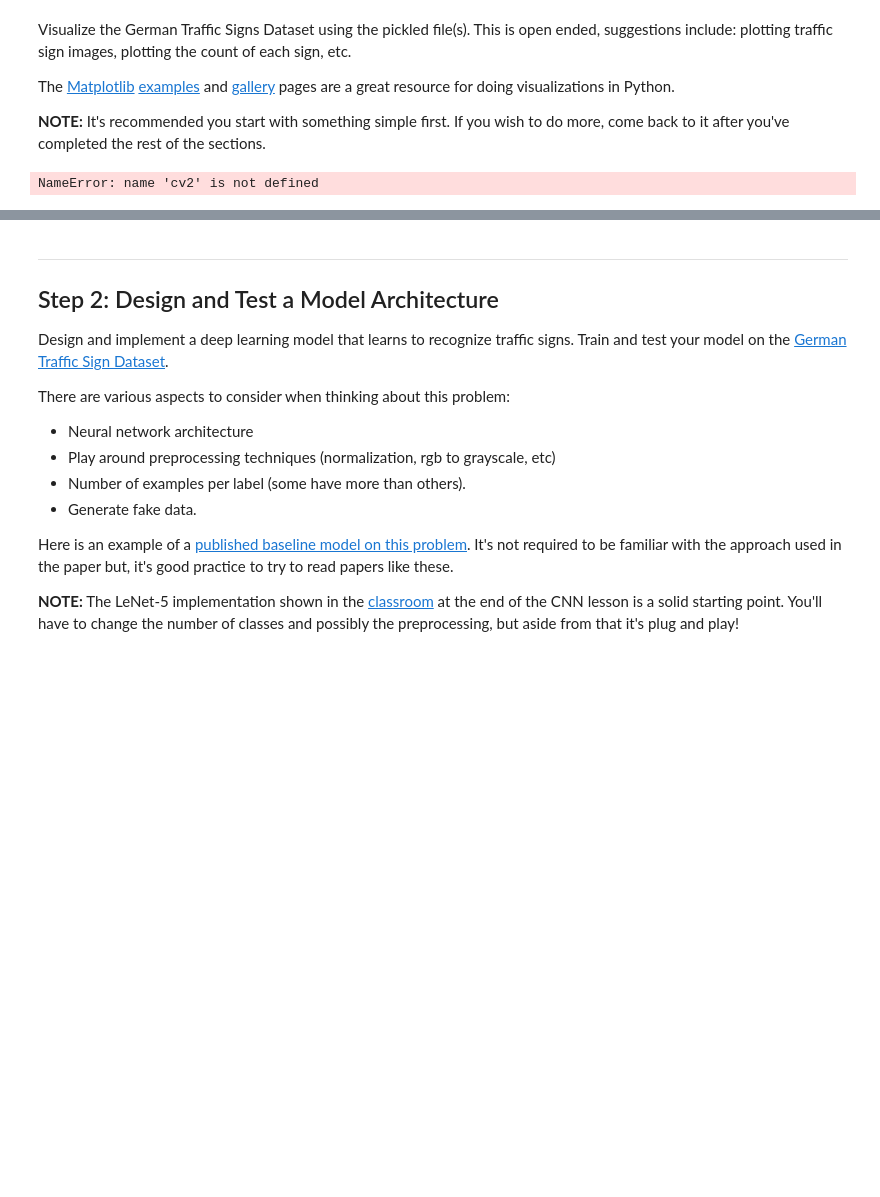
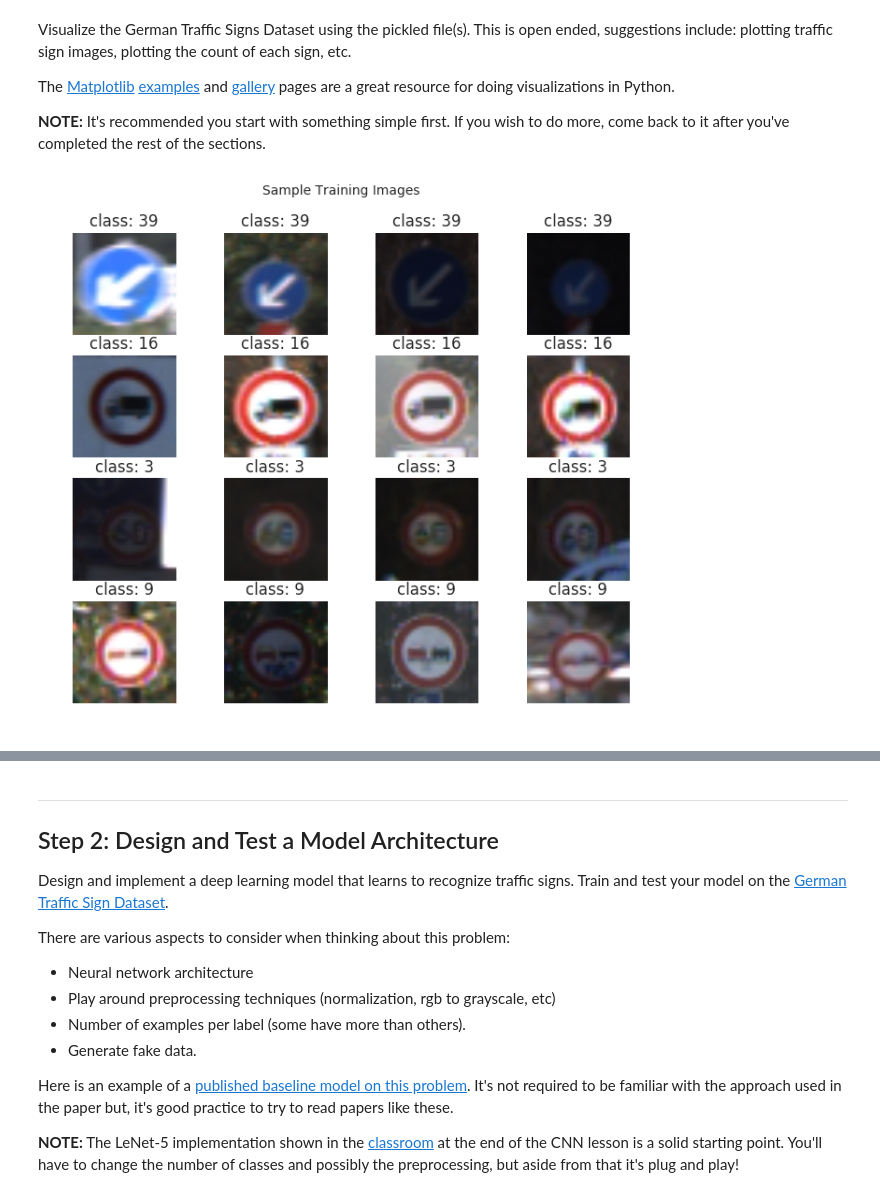
Before and after one commit to dvu4/CarND-Traffic-Sign-Classifier-Project, a Jupyter notebook: Traffic_Sign_Classifier.ipynb, the cells around one changed output, grey strips where cells are left out. Drawn from its saved outputs; the diff is of its cells as text; code cells hidden in the pictures; blank space fills up the shorter version.

```diff
--- a/Traffic_Sign_Classifier.ipynb
+++ b/Traffic_Sign_Classifier.ipynb
@@ -109,50 +127,26 @@ from scipy import ndimage
 # %%
-### Data exploration visualization goes here.
-### Feel free to use as many code cells as needed.
-import matplotlib.pyplot as plt
-import seaborn as sns; sns.set()
-import tensorflow as tf
-from tensorflow.contrib.layers import flatten
-import cv2
-
-import util
-
-%matplotlib inline
-
-# Visualizations will be shown in the notebook.
 
 
 def display_images(image_dataset, n_rows, n_cols, graph_title='Sample Training Images'):
     '''
     Simple utility function for displaying images.
     '''
     plt.figure(figsize=(8, 6.5))
     selected_classes = np.random.randint(44, size=n_rows)
     image_number = 1
     for row in selected_classes:
         for col in range(1, n_cols + 1):
             plt.subplot(n_rows, n_cols, image_number)
             image_number += 1
             x_selected = X_train[y_train == row]
             random_index = np.random.randint(x_selected.shape[0])
             plt.imshow(x_selected[random_index, :, :, :])
             plt.axis('off')
             plt.title('class: {}'.format(row))
     plt.suptitle(graph_title)
     plt.show()
 
 
-def draw_class_distribution(class_labels):
-    '''This function is used to plot the distribution of training examples amongst classes.'''
-    plt.figure(figsize=(10, 4))
-    examples_per_class = np.bincount(class_labels)
-    num_classes = len(examples_per_class)
-    plt.bar(np.arange(num_classes), examples_per_class, 0.8, color='#dd1c77', label='Inputs per class')
-    plt.xlabel('Class number')
-    plt.ylabel('Examples per class')
-    plt.title('Distribution of Training Examples Amongst Classes')
-    plt.show()
-
-display_images(X_train, 5, 5)
-draw_class_distribution(y_train)
-print(X_train.shape)
+display_images(X_train, 4, 4)
+# %% [output]
+[figure, added]
@@ -215,15 +152,0 @@ def plot_images(images, cls_true, cls_pred=None, rsh=None):
-# %%
-### Translate Images
-X_translated = []
-y_translated = []
-def image_translate(img):
-    rows,cols = img.shape[0], img.shape[1]
-    M = np.float32([[1,0,5],[0,1,5]])
-    dst = cv2.warpAffine(img,M,(cols,rows))
-    return np.array(dst)
-
-for img,y in zip(X_train, y_train):
-    X_translated.append(image_translate(img))
-    y_translated.append(y)
-# %% [output]
-NameError: name 'cv2' is not defined
```
Also changed, not shown: parts of 53 cells of this notebook, 1 other file.
